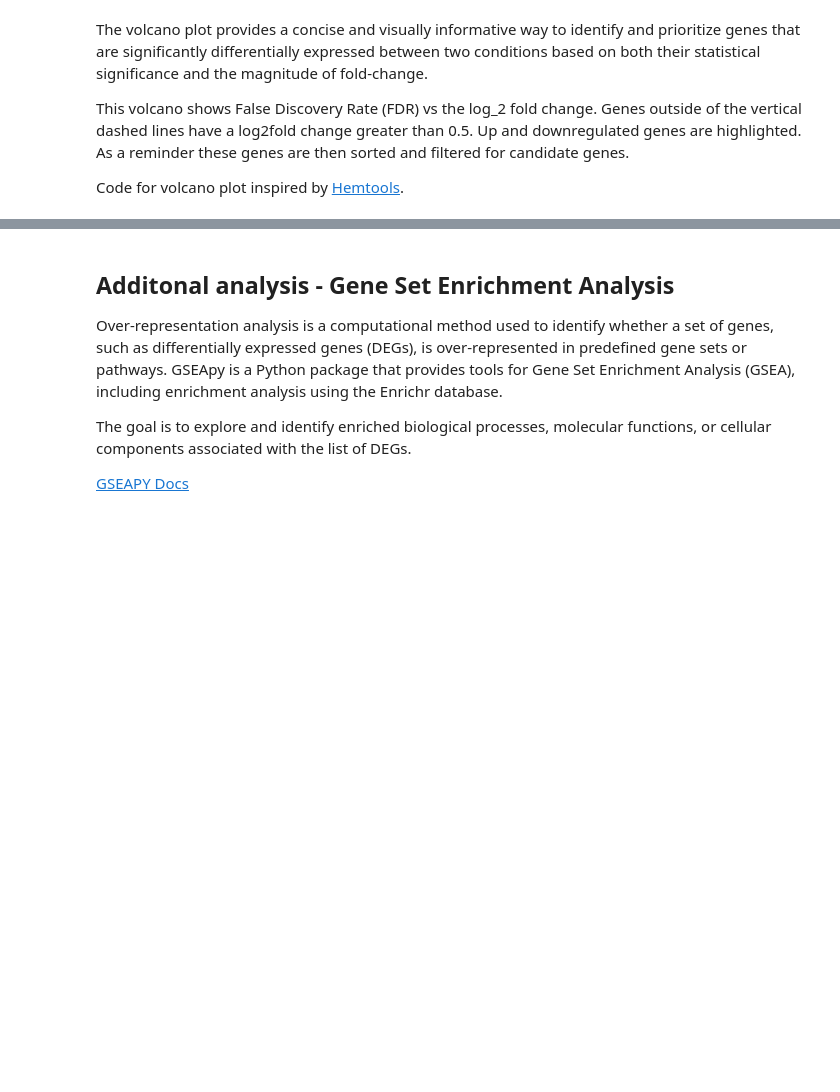
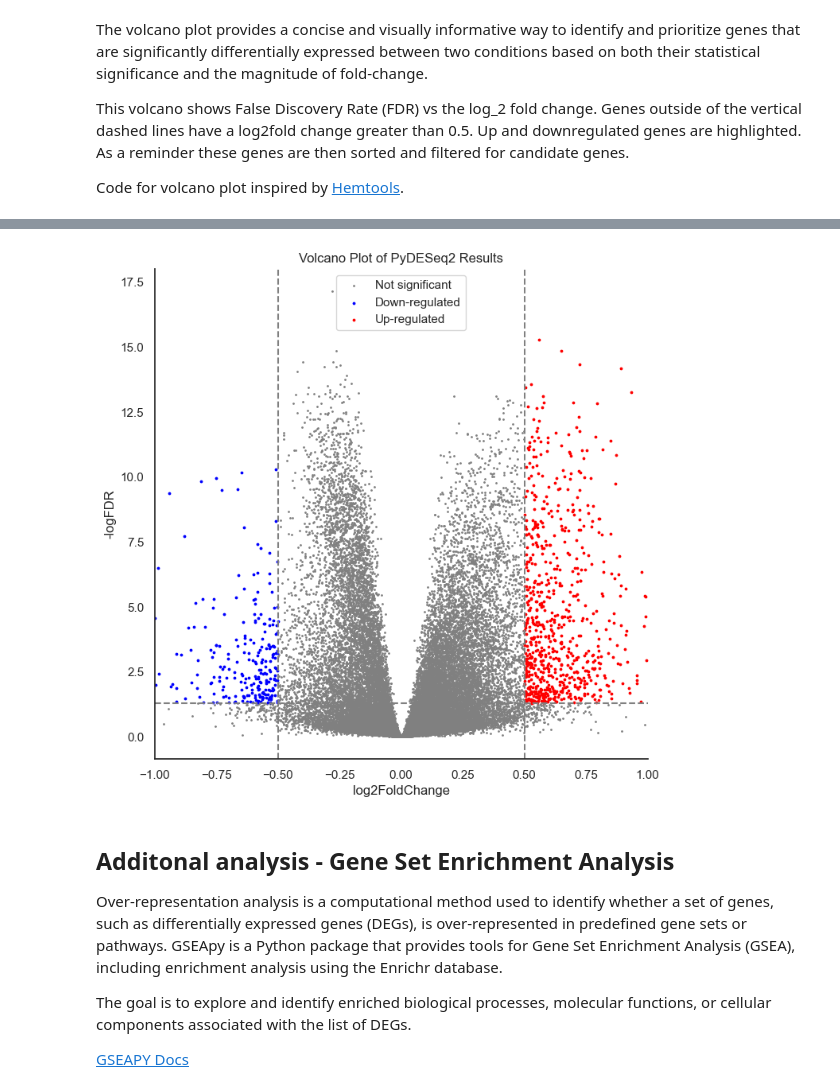
Before and after one commit to clmangham/aging_dementia_tbi, a Jupyter notebook: notebooks/DE_PyDeseq2.ipynb, the cells around one changed output, grey strips where cells are left out. Drawn from its saved outputs; the diff is of its cells as text; code cells hidden in the pictures; blank space fills up the shorter version.

```diff
--- a/notebooks/DE_PyDeseq2.ipynb
+++ b/notebooks/DE_PyDeseq2.ipynb
@@ -394,3 +461,28 @@ plt.show()
+# %%
+shrunk_res = stat_res.results_df
+plt.figure(figsize=(8,8))
+plt.scatter(x=res['log2FoldChange'],y=res['padj'].apply(lambda x:-np.log10(x)),s=1,label="Not significant", color = 'gray')
+
+# highlight down- or up- regulated genes
+down = res[(res['log2FoldChange']<=-0.5)&(res['padj']<=0.05)]
+up = res[(res['log2FoldChange']>=0.5)&(res['padj']<=0.05)]
+
+plt.scatter(x=down['log2FoldChange'],y=down['padj'].apply(lambda x:-np.log10(x)),s=3,label="Down-regulated",color="blue")
+plt.scatter(x=up['log2FoldChange'],y=up['padj'].apply(lambda x:-np.log10(x)),s=3,label="Up-regulated",color="red")
+
+plt.xlabel("log2FoldChange")
+plt.ylabel("-logFDR")
+plt.axvline(-0.5,color="grey",linestyle="--")
+plt.axvline(0.5,color="grey",linestyle="--")
+plt.axhline(1.3,color="grey",linestyle="--")
+plt.gca().spines['top'].set_visible(False)
+plt.gca().spines['right'].set_visible(False)
+plt.legend()
+plt.xlim([-1, 1])
+plt.title('Volcano Plot of PyDESeq2 Results')
+plt.show()
+# %% [output]
+[figure, added]
 # %% [markdown]
 ## Additonal analysis - Gene Set Enrichment Analysis
 
```
Also changed, not shown: parts of 11 cells of this notebook, 18 other files.
